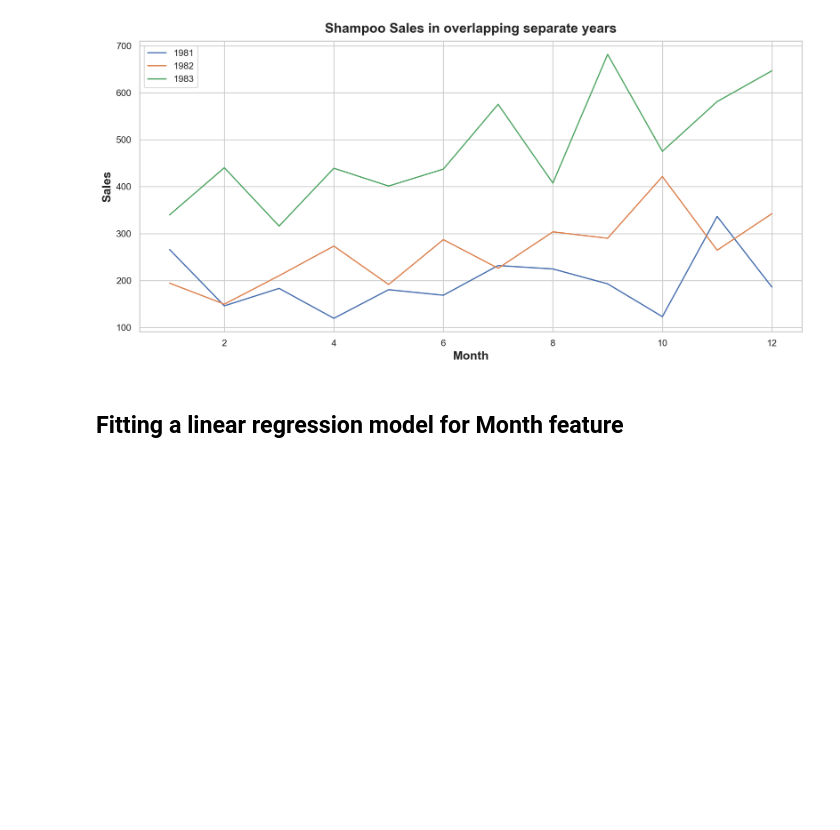
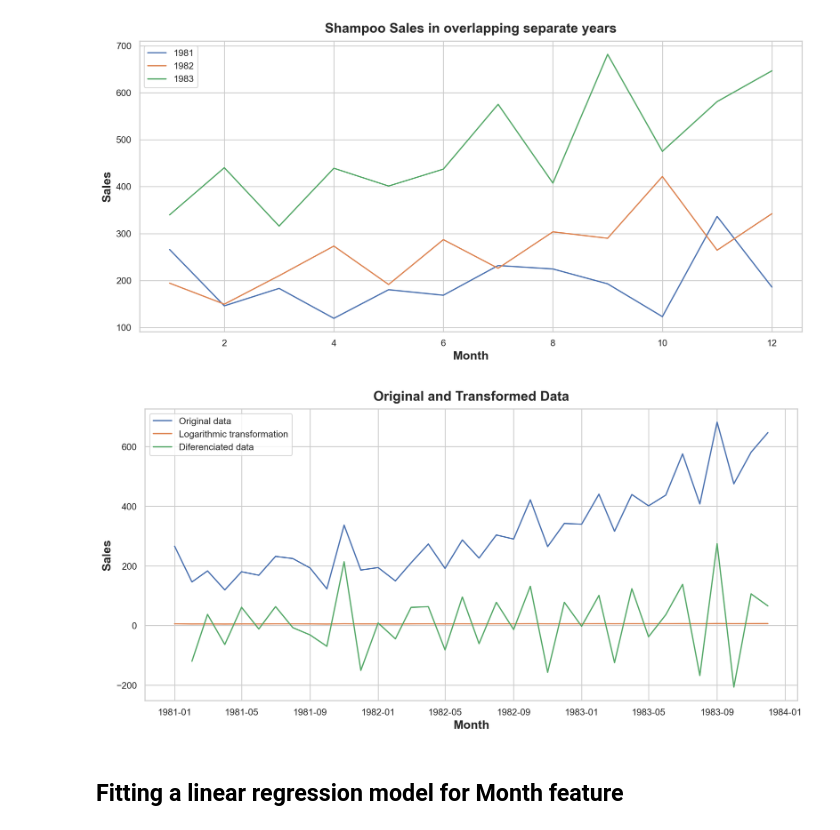
Before and after one commit to Jenutka/shampoo_sales_dataset, a Jupyter notebook: shampoo_sales_time_series_forecasting.ipynb, the cells around one changed output. Cells and saved outputs as stored; diff of their text form; code cells hidden in the pictures; blank space fills up the shorter version.

```diff
--- a/shampoo_sales_time_series_forecasting.ipynb
+++ b/shampoo_sales_time_series_forecasting.ipynb
@@ -178,6 +179,24 @@ plt.savefig('year_plot.png')
 plt.show()
 # %% [output]
 [figure]
+# %%
+df['sales_log'] = np.log(df['Sales'])
+df['sales_diff'] = df['Sales'].diff().dropna()
+
+df.index = df.index.to_timestamp()
+
+# Vykreslení původních a upravených dat
+plt.figure(figsize=(12, 6))
+plt.plot(df.index, df['Sales'], label='Original data')
+plt.plot(df.index, df['sales_log'], label='Logarithmic transformation')
+plt.plot(df.index, df['sales_diff'], label='Diferenciated data')
+plt.legend()
+plt.title('Original and Transformed Data')
+plt.xlabel('Month')
+plt.ylabel('Sales')
+plt.show()
+# %% [output]
+[figure, added]
 # %% [markdown]
 ## Fitting a linear regression model for Month feature
 # %%
```
Also changed, not shown: parts of 4 cells of this notebook, 5 other files.
